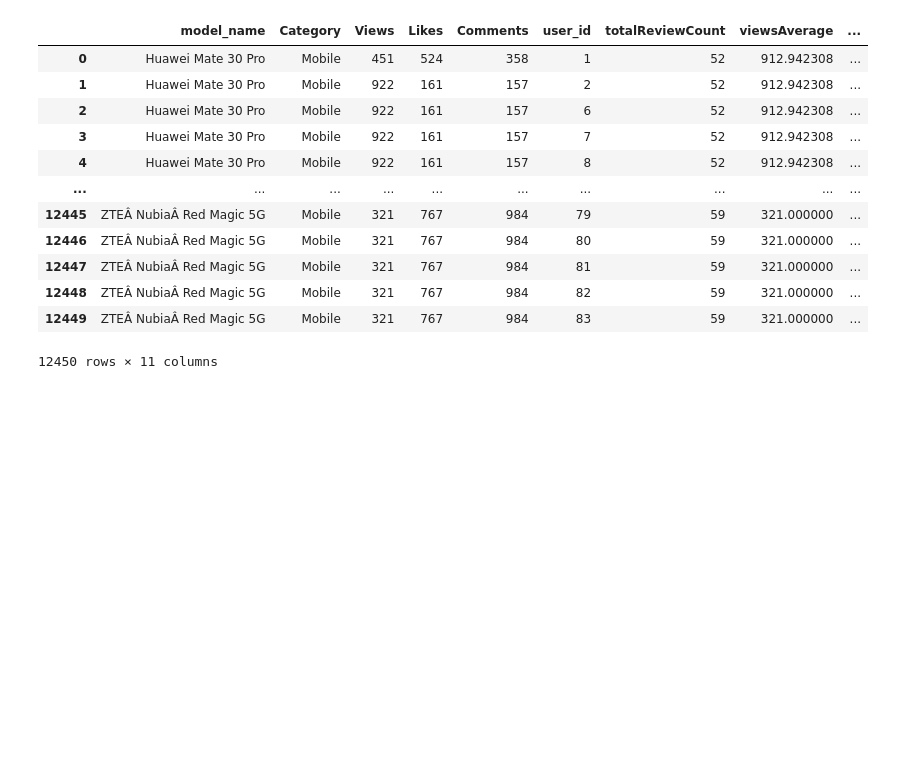
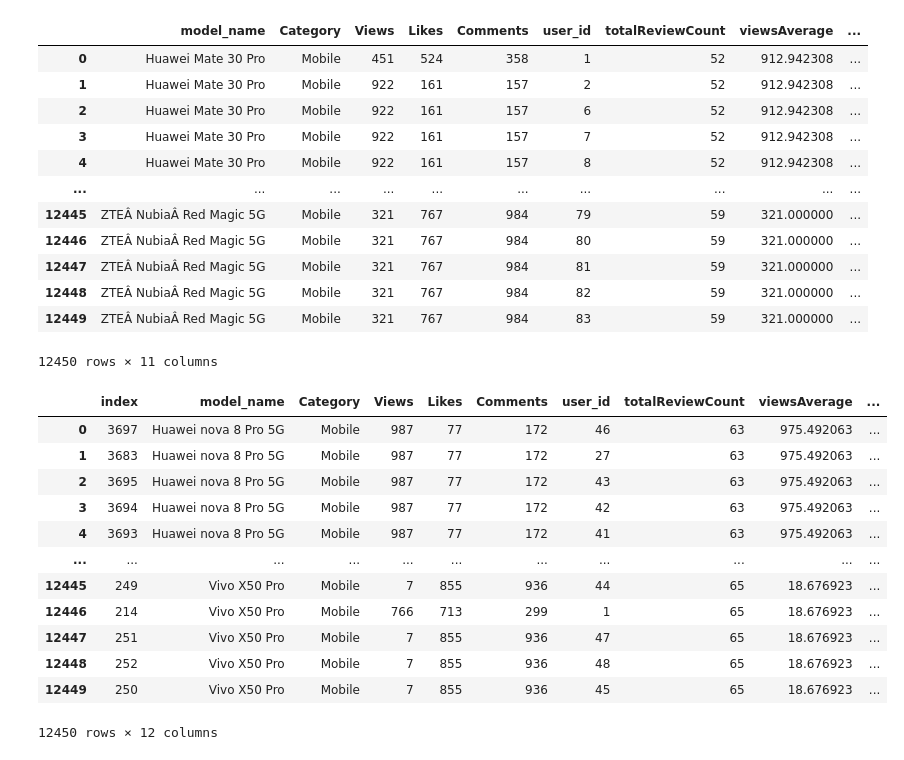
Before and after one commit to arjunjanamatti/recommend_system, a Jupyter notebook: youtube_videos/collaborative_filtering.ipynb, the cells around one changed output. Cells and saved outputs as stored; diff of their text form; code cells hidden in the pictures; blank space fills up the shorter version.

```diff
--- a/youtube_videos/collaborative_filtering.ipynb
+++ b/youtube_videos/collaborative_filtering.ipynb
@@ -211,3 +213,21 @@ review_count_merged_df
 | 12448 | ZTEÂ NubiaÂ Red Magic 5G | Mobile | 321 | 767 | 984 | 82 | 59 | 321.000000 | ... |
 | 12449 | ZTEÂ NubiaÂ Red Magic 5G | Mobile | 321 | 767 | 984 | 83 | 59 | 321.000000 | ... |
 12450 rows × 11 columns
+# %%
+review_count_merged_df_sorted = review_count_merged_df.sort_values(by='weighted_average_views', ascending=False)
+review_count_merged_df_sorted = review_count_merged_df_sorted.reset_index()
+review_count_merged_df_sorted
+# %% [output]
+|  | index | model_name | Category | Views | Likes | Comments | user_id | totalReviewCount | viewsAverage | ... |
+| 0 | 3697 | Huawei nova 8 Pro 5G | Mobile | 987 | 77 | 172 | 46 | 63 | 975.492063 | ... |
+| 1 | 3683 | Huawei nova 8 Pro 5G | Mobile | 987 | 77 | 172 | 27 | 63 | 975.492063 | ... |
+| 2 | 3695 | Huawei nova 8 Pro 5G | Mobile | 987 | 77 | 172 | 43 | 63 | 975.492063 | ... |
+| 3 | 3694 | Huawei nova 8 Pro 5G | Mobile | 987 | 77 | 172 | 42 | 63 | 975.492063 | ... |
+| 4 | 3693 | Huawei nova 8 Pro 5G | Mobile | 987 | 77 | 172 | 41 | 63 | 975.492063 | ... |
+| ... | ... | ... | ... | ... | ... | ... | ... | ... | ... | ... |
+| 12445 | 249 | Vivo X50 Pro | Mobile | 7 | 855 | 936 | 44 | 65 | 18.676923 | ... |
+| 12446 | 214 | Vivo X50 Pro | Mobile | 766 | 713 | 299 | 1 | 65 | 18.676923 | ... |
+| 12447 | 251 | Vivo X50 Pro | Mobile | 7 | 855 | 936 | 47 | 65 | 18.676923 | ... |
+| 12448 | 252 | Vivo X50 Pro | Mobile | 7 | 855 | 936 | 48 | 65 | 18.676923 | ... |
+| 12449 | 250 | Vivo X50 Pro | Mobile | 7 | 855 | 936 | 45 | 65 | 18.676923 | ... |
+12450 rows × 12 columns
```
Also changed, not shown: parts of 5 cells of this notebook.
